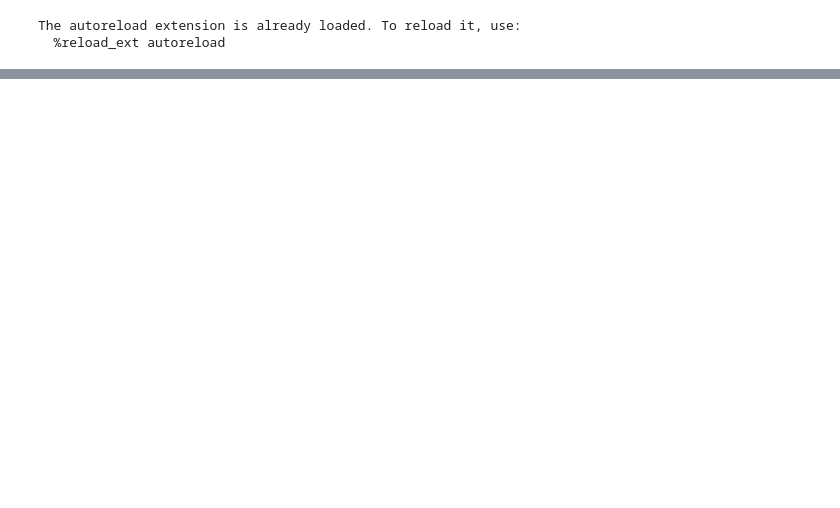
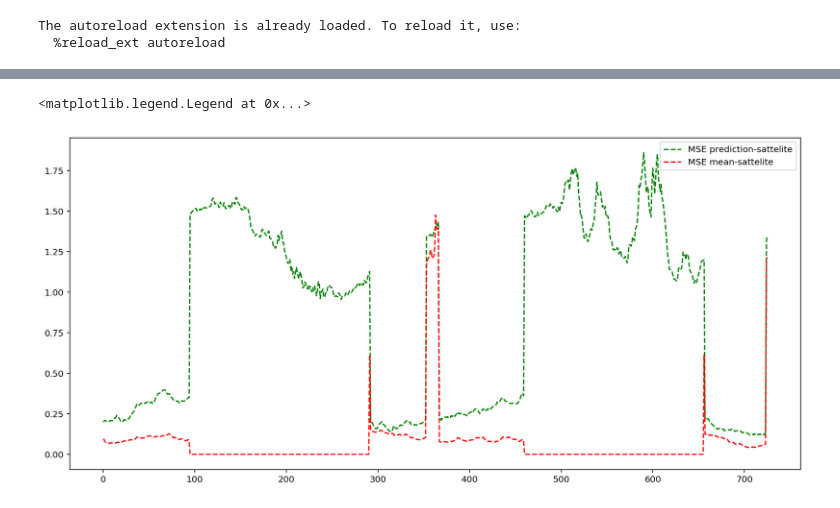
Before and after one commit to idrigo/arctic_ddmodeling, a Jupyter notebook: notebooks/spatial_multivar.ipynb, the cells around one changed output, grey strips where cells are left out. Saved outputs shown, nothing was run; the diff lists cells and outputs as text; code cells hidden in the pictures; blank space fills up the shorter version.

```diff
--- a/notebooks/spatial_multivar.ipynb
+++ b/notebooks/spatial_multivar.ipynb
@@ -106,0 +34,7 @@ rmse_data_sattelite = rmse3d(data, sattelite)
+# %%
+mse_data_ref = []
+mse_mean_ref = []
+mean_mean = []
+mean_data = []
+mean_ref = []
+ref[np.isnan(ref)] = 0
@@ -139,0 +126,8 @@ for t in tsteps:
+# %%
+plt.plot(mse_data_ref, label = 'MSE prediction-sattelite', linestyle='dashed', color='green')
+plt.plot(mse_mean_ref, label = 'MSE mean-sattelite', linestyle='dashed', color='red')
+
+plt.legend()
+# %% [output]
+<matplotlib.legend.Legend at 0x...>
+[figure, added]
```
Also changed, not shown: parts of 13 cells of this notebook, 24 other files.
